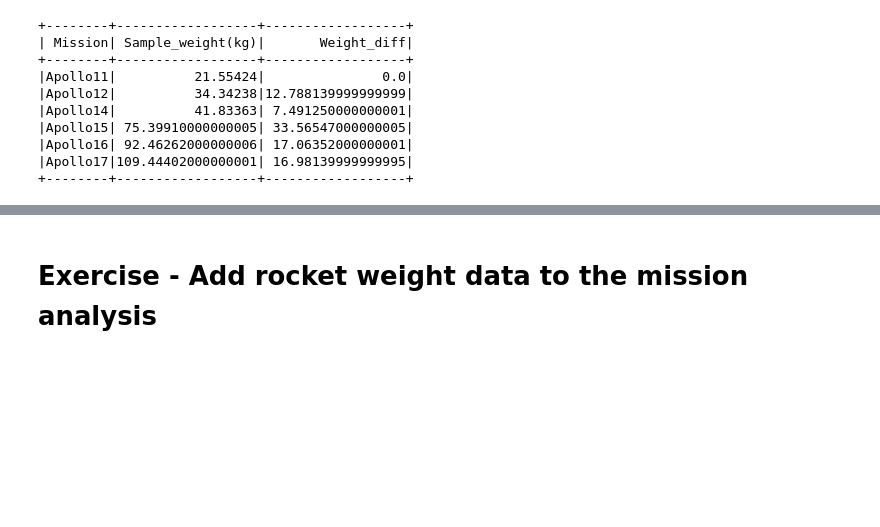
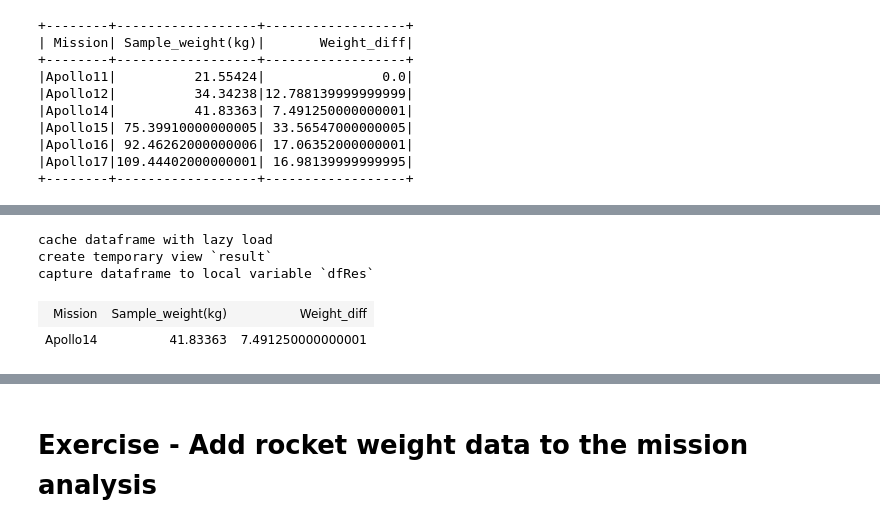
Before and after one commit to WhereDoIClick/TechProjects, a Jupyter notebook: over-the-moon/sample-return/TestPySpark.ipynb, the cells around one changed output, grey strips where cells are left out. Drawn from its saved outputs; the diff is of its cells as text; code cells hidden in the pictures; blank space fills up the shorter version.

```diff
--- a/over-the-moon/sample-return/TestPySpark.ipynb
+++ b/over-the-moon/sample-return/TestPySpark.ipynb
@@ -169,0 +186,9 @@ spark.catalog.listTables('train')
+# %%
+%%sparksql --cache --view result dfRes
+SELECT * FROM train.Missions WHERE Mission='Apollo14'
+# %% [output]
+cache dataframe with lazy load
+create temporary view `result`
+capture dataframe to local variable `dfRes`
+| Mission | Sample_weight(kg) | Weight_diff |
+| Apollo14 | 41.83363 | 7.491250000000001 |
```
Also changed, not shown: parts of 12 cells of this notebook.
